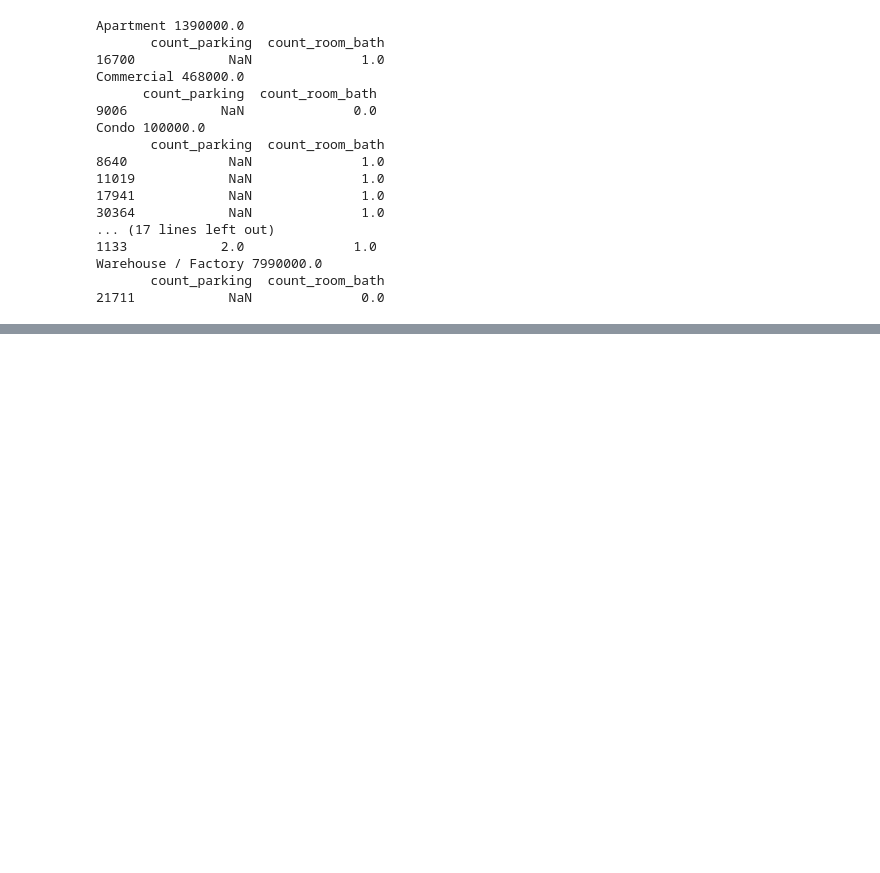
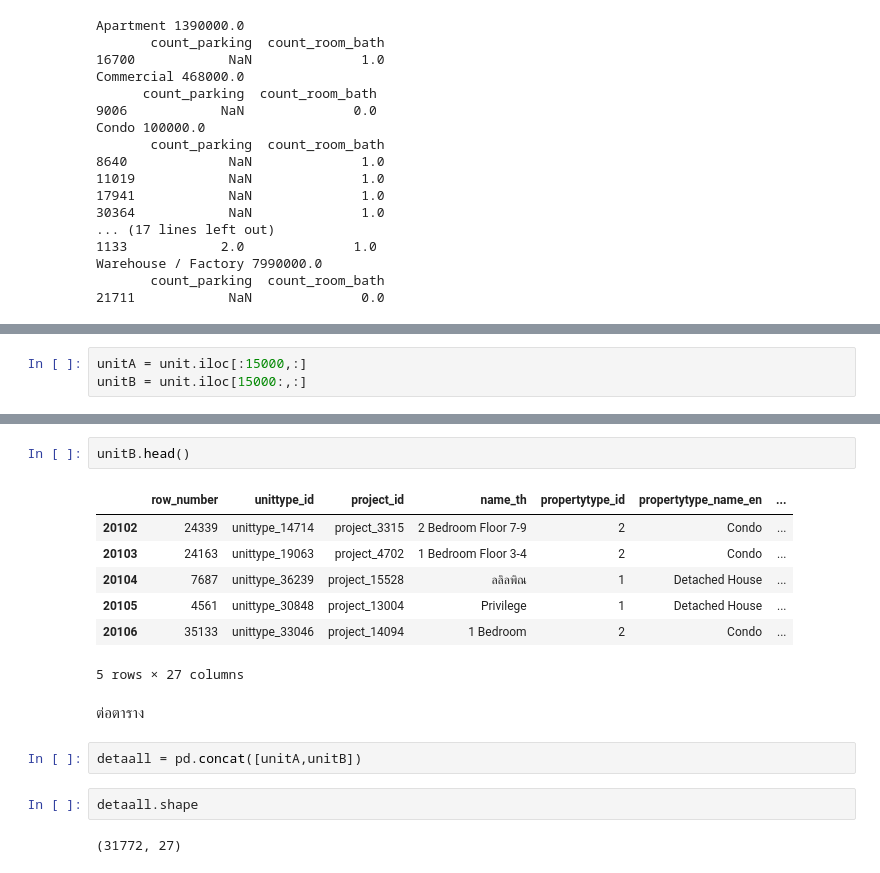
Before and after one commit to chutimaq/BasicProg_DataViz65, a Jupyter notebook: pandas101.ipynb, the cells around one changed output, grey strips where cells are left out. Cells and saved outputs as stored; diff of their text form; blank space fills up the shorter version.

```diff
--- a/pandas101.ipynb
+++ b/pandas101.ipynb
@@ -676,0 +687,3 @@ Warehouse / Factory 7990000.0
+# %%
+unitA = unit.iloc[:15000,:]
+unitB = unit.iloc[15000:,:]
@@ -676,0 +708,18 @@ Warehouse / Factory 7990000.0
+# %%
+unitB.head()
+# %% [output]
+|  | row_number | unittype_id | project_id | name_th | propertytype_id | propertytype_name_en | ... |
+| 20102 | 24339 | unittype_14714 | project_3315 | 2 Bedroom Floor 7-9 | 2 | Condo | ... |
+| 20103 | 24163 | unittype_19063 | project_4702 | 1 Bedroom Floor 3-4 | 2 | Condo | ... |
+| 20104 | 7687 | unittype_36239 | project_15528 | ลลิลพิณ | 1 | Detached House | ... |
+| 20105 | 4561 | unittype_30848 | project_13004 | Privilege | 1 | Detached House | ... |
+| 20106 | 35133 | unittype_33046 | project_14094 | 1 Bedroom | 2 | Condo | ... |
+5 rows × 27 columns
+# %% [markdown]
+ต่อตาราง
+# %%
+detaall = pd.concat([unitA,unitB])
+# %%
+detaall.shape
+# %% [output]
+(31772, 27)
```
Also changed, not shown: parts of 20 cells of this notebook.
